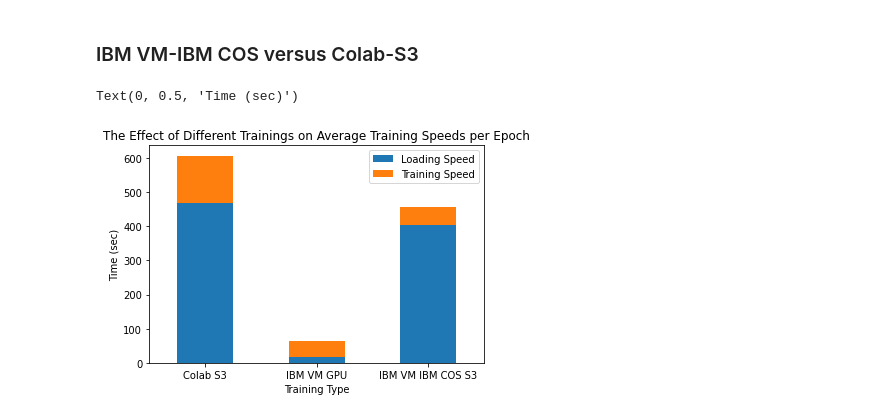
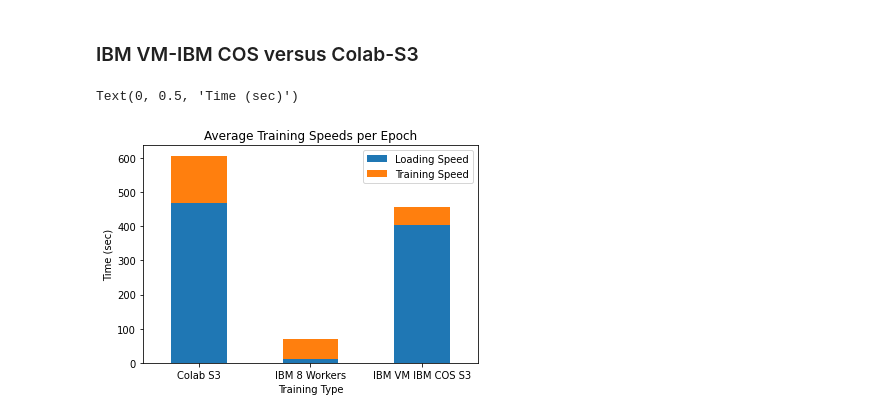
Before and after one commit to emyik/train-using-sion, a Jupyter notebook: plotData.ipynb, the cells around one changed output. Drawn from its saved outputs; the diff is of its cells as text; code cells hidden in the pictures.

Commit message:
IBM workers

```diff
--- a/plotData.ipynb
+++ b/plotData.ipynb
@@ -46,7 +46,7 @@ df4 = pd.read_csv("data/ibm-s3.csv")
 df4 = df4[df4["type"] == 0]
 
 # IBM VM GPU Training
-df6 = pd.read_csv("data/ibm-gpu.csv")
+df6 = pd.read_csv("data/ibm-s3-8w.csv")
 df6 = df6[df6["type"] == 0]
 
 df6.head()
@@ -76,13 +72,13 @@ Text(0, 0.5, 'Time (sec)')
 ### IBM VM-IBM COS versus Colab-S3
 # %%
 df5 = pd.DataFrame([['Colab S3', df2.iloc[-1]['loading'] / df2.iloc[-1]['epoch'], df2.iloc[-1]['duration'] / df2.iloc[-1]['epoch'] - df2.iloc[-1]['loading'] / df2.iloc[-1]['epoch']],
-                    ['IBM VM GPU', df6.iloc[-1]['loading'] / df6.iloc[-1]['epoch'], df6.iloc[-1]['duration'] / df6.iloc[-1]['epoch'] - df6.iloc[-1]['loading'] / df6.iloc[-1]['epoch']],
+                    ['IBM 8 Workers', df6.iloc[-1]['loading'] / df6.iloc[-1]['epoch'], df6.iloc[-1]['duration'] / df6.iloc[-1]['epoch'] - df6.iloc[-1]['loading'] / df6.iloc[-1]['epoch']],
                     ['IBM VM IBM COS S3', df4.iloc[-1]['loading'] / df4.iloc[-1]['epoch'], df4.iloc[-1]['duration'] / df4.iloc[-1]['epoch'] - df4.iloc[-1]['loading'] / df4.iloc[-1]['epoch']]],
                   columns=['Training Type', 'Loading Speed', 'Training Speed'])
 df5.plot(x='Training Type', kind='bar', stacked=True,
-        title='The Effect of Different Trainings on Average Training Speeds per Epoch')
+        title='Average Training Speeds per Epoch')
 plt.xticks(rotation=0, horizontalalignment="center")
 plt.ylabel("Time (sec)")
 # %% [output]
 Text(0, 0.5, 'Time (sec)')
-[figure, old version]
+[figure, new version]
```
Also changed, not shown: parts of 1 cell of this notebook.
